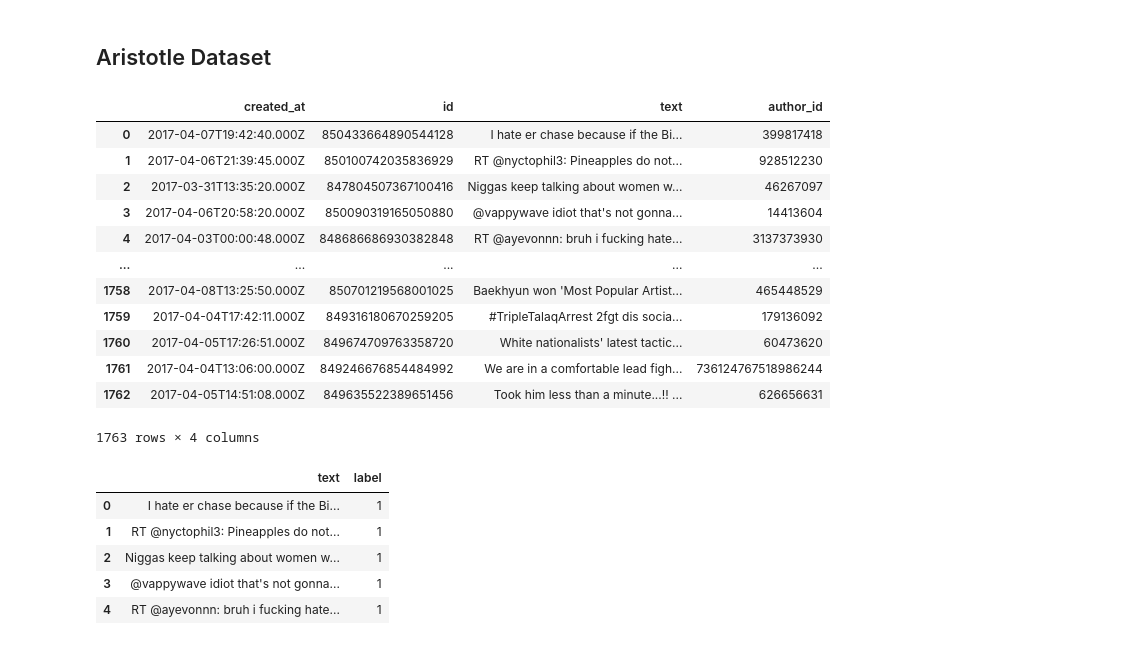
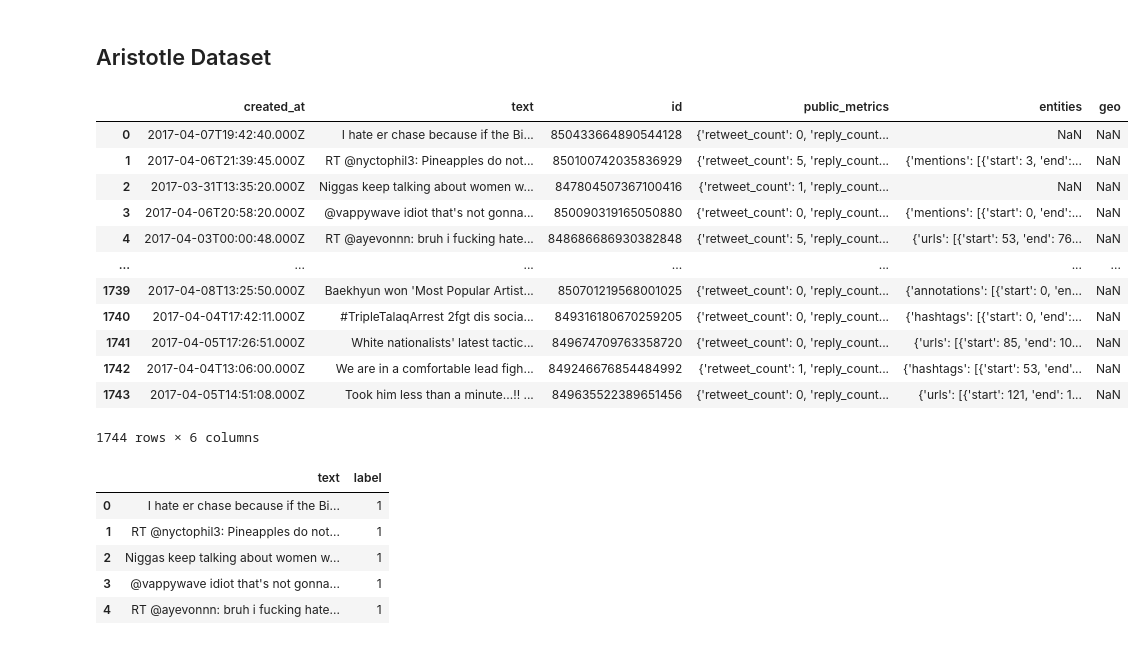
Before and after one commit to datascisteven/Automated-Hate-Tweet-Detection, a Jupyter notebook: notebooks/balanced.ipynb, the cells around one changed output. Cells and saved outputs as stored; diff of their text form; code cells hidden in the pictures.

```diff
--- a/notebooks/balanced.ipynb
+++ b/notebooks/balanced.ipynb
@@ -20,22 +17,22 @@ import mgp
 # %% [markdown]
 ## Aristotle Dataset
 # %%
-df1 = pickle.load(open("../pickle/aristotle.pickle", "rb"))
+df1 = pickle.load(open("../pickle/aristotle_2.pickle", "rb"))
 df1
 # %% [output]
-|  | created_at | id | text | author_id |
-| 0 | 2017-04-07T19:42:40.000Z | 850433664890544128 | I hate er chase because if the Bi... | 399817418 |
-| 1 | 2017-04-06T21:39:45.000Z | 850100742035836929 | RT @nyctophil3: Pineapples do not... | 928512230 |
-| 2 | 2017-03-31T13:35:20.000Z | 847804507367100416 | Niggas keep talking about women w... | 46267097 |
-| 3 | 2017-04-06T20:58:20.000Z | 850090319165050880 | @vappywave idiot that's not gonna... | 14413604 |
-| 4 | 2017-04-03T00:00:48.000Z | 848686686930382848 | RT @ayevonnn: bruh i fucking hate... | 3137373930 |
-| ... | ... | ... | ... | ... |
-| 1758 | 2017-04-08T13:25:50.000Z | 850701219568001025 | Baekhyun won 'Most Popular Artist... | 465448529 |
-| 1759 | 2017-04-04T17:42:11.000Z | 849316180670259205 | #TripleTalaqArrest 2fgt dis socia... | 179136092 |
-| 1760 | 2017-04-05T17:26:51.000Z | 849674709763358720 | White nationalists' latest tactic... | 60473620 |
-| 1761 | 2017-04-04T13:06:00.000Z | 849246676854484992 | We are in a comfortable lead figh... | 736124767518986244 |
-| 1762 | 2017-04-05T14:51:08.000Z | 849635522389651456 | Took him less than a minute...!! ... | 626656631 |
+|  | created_at | text | id | public_metrics | entities | geo |
+| 0 | 2017-04-07T19:42:40.000Z | I hate er chase because if the Bi... | 850433664890544128 | {'retweet_count': 0, 'reply_count... | NaN | NaN |
+| 1 | 2017-04-06T21:39:45.000Z | RT @nyctophil3: Pineapples do not... | 850100742035836929 | {'retweet_count': 5, 'reply_count... | {'mentions': [{'start': 3, 'end':... | NaN |
+| 2 | 2017-03-31T13:35:20.000Z | Niggas keep talking about women w... | 847804507367100416 | {'retweet_count': 1, 'reply_count... | NaN | NaN |
+| 3 | 2017-04-06T20:58:20.000Z | @vappywave idiot that's not gonna... | 850090319165050880 | {'retweet_count': 0, 'reply_count... | {'mentions': [{'start': 0, 'end':... | NaN |
+| 4 | 2017-04-03T00:00:48.000Z | RT @ayevonnn: bruh i fucking hate... | 848686686930382848 | {'retweet_count': 5, 'reply_count... | {'urls': [{'start': 53, 'end': 76... | NaN |
+| ... | ... | ... | ... | ... | ... | ... |
+| 1739 | 2017-04-08T13:25:50.000Z | Baekhyun won 'Most Popular Artist... | 850701219568001025 | {'retweet_count': 0, 'reply_count... | {'annotations': [{'start': 0, 'en... | NaN |
+| 1740 | 2017-04-04T17:42:11.000Z | #TripleTalaqArrest 2fgt dis socia... | 849316180670259205 | {'retweet_count': 0, 'reply_count... | {'hashtags': [{'start': 0, 'end':... | NaN |
+| 1741 | 2017-04-05T17:26:51.000Z | White nationalists' latest tactic... | 849674709763358720 | {'retweet_count': 0, 'reply_count... | {'urls': [{'start': 85, 'end': 10... | NaN |
+| 1742 | 2017-04-04T13:06:00.000Z | We are in a comfortable lead figh... | 849246676854484992 | {'retweet_count': 1, 'reply_count... | {'hashtags': [{'start': 53, 'end'... | NaN |
+| 1743 | 2017-04-05T14:51:08.000Z | Took him less than a minute...!! ... | 849635522389651456 | {'retweet_count': 0, 'reply_count... | {'urls': [{'start': 121, 'end': 1... | NaN |
-1763 rows × 4 columns
+1744 rows × 6 columns
 # %%
 df1['label'] = 1
 df1 = df1.drop(columns=['author_id', 'created_at', 'id'], axis=1)
```
Also changed, not shown: parts of 1 cell of this notebook, 10 other files.
